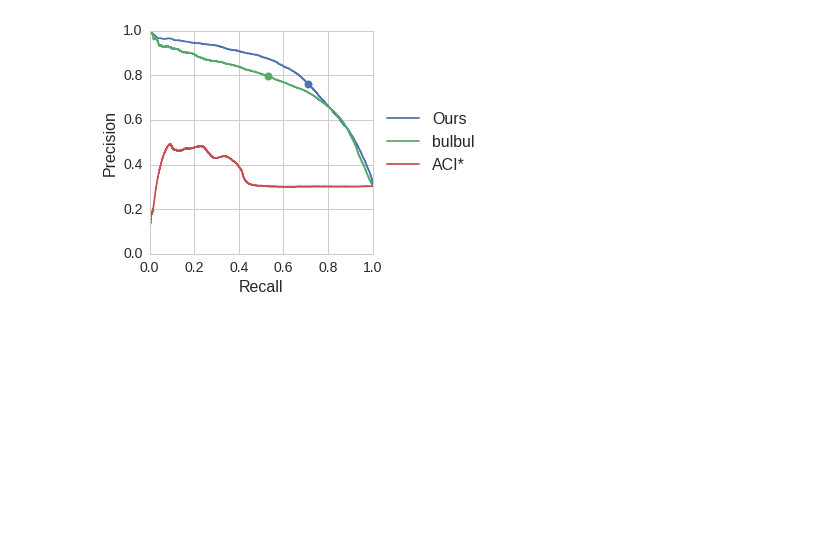
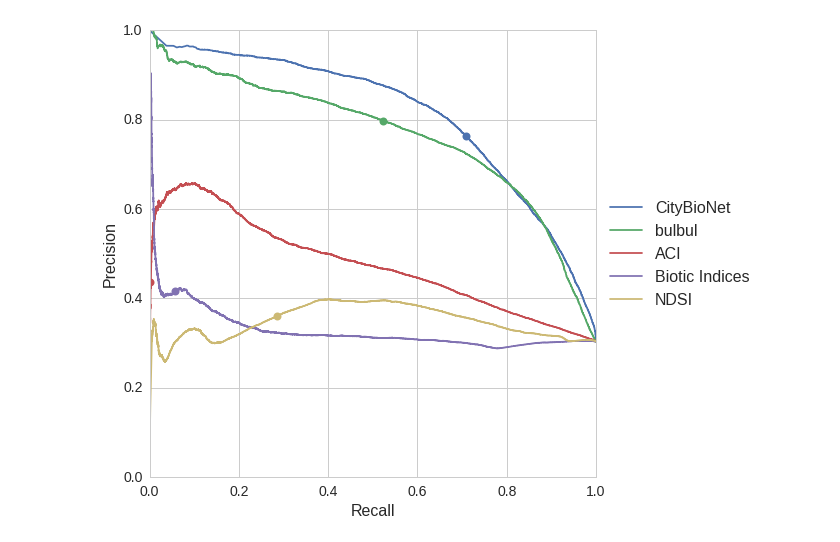
Before and after one commit to mdfirman/CityNet, a Jupyter notebook: evaluation/pr_plots.ipynb, the cells around one changed output. Drawn from its saved outputs; the diff is of its cells as text; code cells hidden in the pictures; blank space fills up the shorter version.

```diff
--- a/evaluation/pr_plots.ipynb
+++ b/evaluation/pr_plots.ipynb
@@ -17,43 +13,60 @@ The autoreload extension is already loaded. To reload it, use:
-# %%
-runs = ['mel32_large_test_golden_fullsplit','warblr_challenge_baseline', 'aci_baseline']
-classname = 'biotic'
-
-
-mapper = {'warblr_challenge_baseline': 'bulbul',
-          'mel32_large_test_golden_fullsplit': 'Ours',
-          'aci_baseline': 'ACI*'}
+# %%
+mapper = {'warblr_challenge_baseline': 'bulbul',
+          'mel32_large_test_golden_fullsplit': 'CityBioNet',
+          'aci_baseline': 'ACI*',
+         'overlap_BI_baseline': 'Biotic Indices',
+         'overlap_NDSI_baseline': 'NDSI',
+         'overlap_ACI_Round_baseline': 'ACI',}
 # %%
 base_dir = '/media/michael/Engage/data/audio/alison_data/golden_set/'
 # %%
-palette = itertools.cycle(sns.color_palette())
+def plot_pr(classname, runs):
+    palette = itertools.cycle(sns.color_palette())
 
-ax = plt.subplot(111)
-ax.tick_params(axis='both', which='major', labelsize=14)
+    plt.figure(figsize=(10, 8))
+    ax = plt.subplot(111)
+    ax.tick_params(axis='both', which='major', labelsize=14)
 
 
-for run_type in runs:
-    loaddir = base_dir + 'predictions/%s/%s/analysis/' % (run_type, classname)
-    prec, recall, thresholds, prec_at_05, recall_at_05 = pickle.load(open(loaddir + 'pr_results.pkl'))
+    for run_type in runs:
+        loaddir = base_dir + 'predictions/%s/%s/analysis/' % (run_type, classname)
+        with open(loaddir + 'pr_results.pkl') as f:
+            prec, recall, thresholds, prec_at_05, recall_at_05 = pickle.load(f)
 
-    col = next(palette)
-    ax.plot(recall, prec, color=col, label=mapper[run_type])
-    ax.plot(recall_at_05, prec_at_05, 'o', ms=8, color=col)
+        col = next(palette)
+        if run_type in mapper:
+            ax.plot(recall, prec, color=col, label=mapper[run_type])
+        else:
+            ax.plot(recall, prec, color=col, label=run_type)
+        ax.plot(recall_at_05, prec_at_05, 'o', ms=8, color=col)
 
 
-box = ax.get_position()
-ax.set_position([box.x0, box.y0 + 0.05, box.width * 0.8, box.height])
+    box = ax.get_position()
+    ax.set_position([box.x0, box.y0 + 0.05, box.width * 0.8, box.height])
 
 
-plt.xlim(0, 1)
-plt.ylim(0, 1)
-ax.set_aspect('equal', adjustable='box')
-plt.ylabel('Precision', fontsize=16)
-plt.xlabel('Recall', fontsize=16)
-ax.legend(loc='center left', bbox_to_anchor=(1, 0.5), fontsize=16)
-#ax.set_axis_bgcolor('white')
-sns.set_style("whitegrid")
+    plt.xlim(0, 1)
+    plt.ylim(0, 1)
+    ax.set_aspect('equal', adjustable='box')
+    plt.ylabel('Precision', fontsize=16)
+    plt.xlabel('Recall', fontsize=16)
+    ax.legend(loc='center left', bbox_to_anchor=(1, 0.5), fontsize=16)
+    sns.set_style("whitegrid")
 
-plt.savefig(base_dir + 'analysis/pr.png', dpi=200)
-plt.savefig(base_dir + 'analysis/pr.pdf')
+    plt.savefig(base_dir + 'analysis/pr_%s.png' % classname, dpi=200)
+    plt.savefig(base_dir + 'analysis/pr_%s.pdf' % classname)
-# %% [output]
-[figure, removed]
+# %%
+biotic_runs = ['mel32_large_test_golden_fullsplit','warblr_challenge_baseline',
+#         'overlap_ACI_noRound_baseline',
+#         'overlap_ACI_Round_baseline',
+#        'timestep_ACI_noRound_baseline',
+        'overlap_ACI_Round_baseline',
+#        'timestep_BI_baseline',
+       'overlap_BI_baseline',
+#         'timestep_NDSI_baseline',
+       'overlap_NDSI_baseline']
+#, 'aci_baseline']
+
+plot_pr('biotic', biotic_runs)
+# %% [output]
+[figure, added]
```
Also changed, not shown: parts of 2 cells of this notebook, 2 other files.
